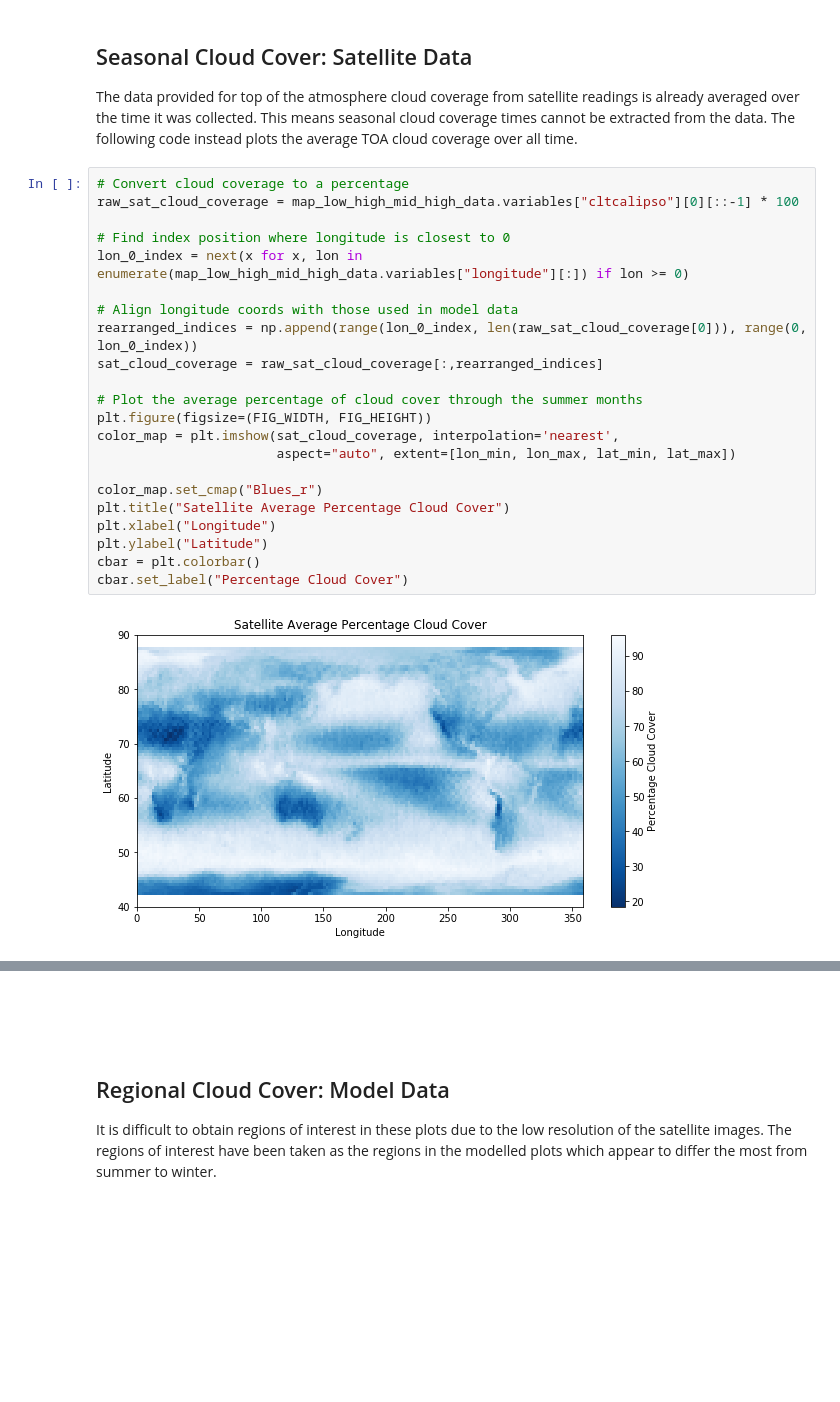
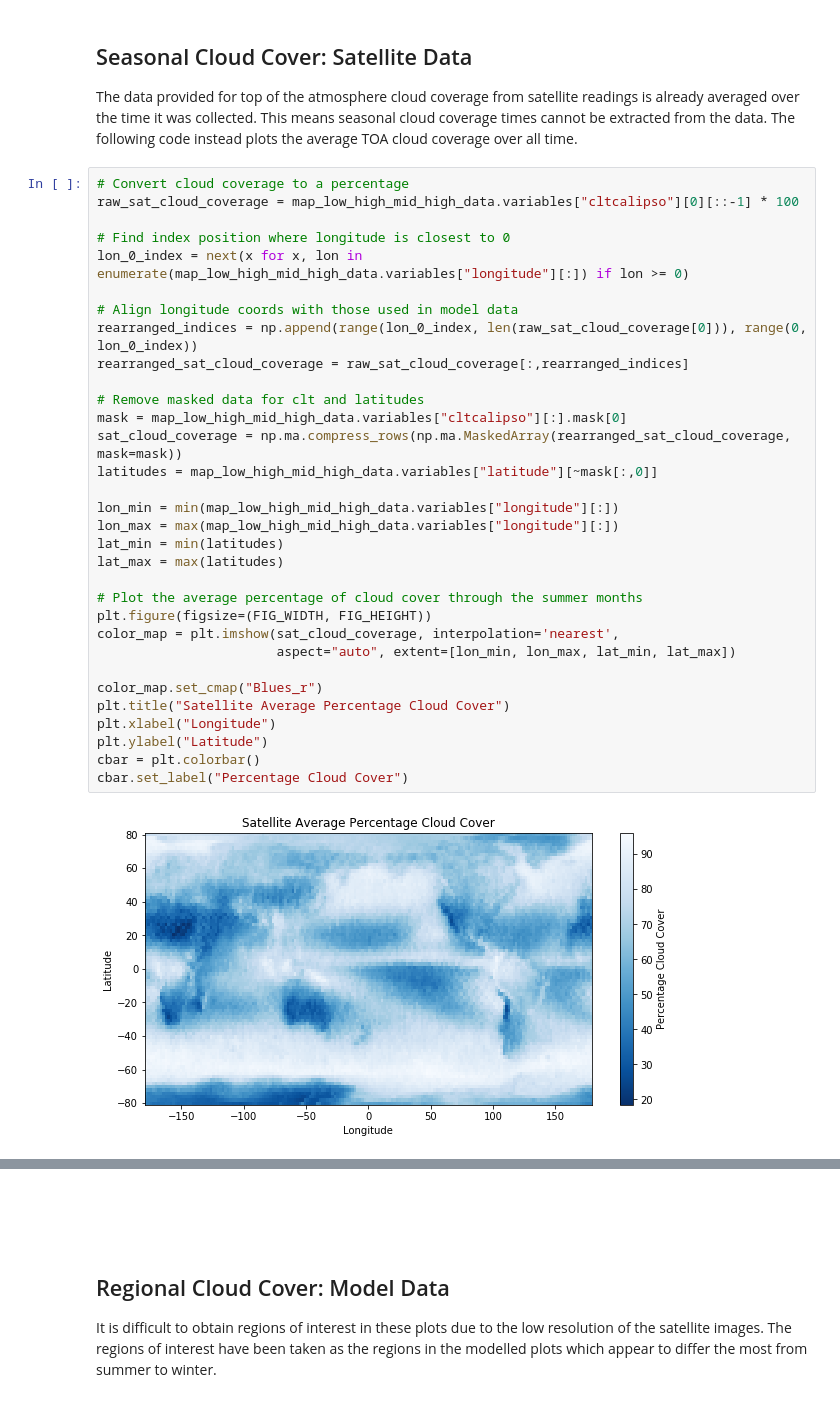
Before and after one commit to maddiebeagley/Climate-Modelling-Lab, a Jupyter notebook: 390Lab.ipynb, the cells around one changed output, grey strips where cells are left out. Saved outputs shown, nothing was run; the diff lists cells and outputs as text; blank space fills up the shorter version.

Commit message:
Remove masked data

```diff
--- a/390Lab.ipynb
+++ b/390Lab.ipynb
@@ -324,24 +324,34 @@ The data provided for top of the atmosphere cloud coverage from satellite readin
 # %%
 # Convert cloud coverage to a percentage
 raw_sat_cloud_coverage = map_low_high_mid_high_data.variables["cltcalipso"][0][::-1] * 100
 
 # Find index position where longitude is closest to 0
 lon_0_index = next(x for x, lon in enumerate(map_low_high_mid_high_data.variables["longitude"][:]) if lon >= 0)
 
 # Align longitude coords with those used in model data
 rearranged_indices = np.append(range(lon_0_index, len(raw_sat_cloud_coverage[0])), range(0, lon_0_index))
-sat_cloud_coverage = raw_sat_cloud_coverage[:,rearranged_indices]
+rearranged_sat_cloud_coverage = raw_sat_cloud_coverage[:,rearranged_indices]
+
+# Remove masked data for clt and latitudes
+mask = map_low_high_mid_high_data.variables["cltcalipso"][:].mask[0]
+sat_cloud_coverage = np.ma.compress_rows(np.ma.MaskedArray(rearranged_sat_cloud_coverage, mask=mask))
+latitudes = map_low_high_mid_high_data.variables["latitude"][~mask[:,0]]
+
+lon_min = min(map_low_high_mid_high_data.variables["longitude"][:])
+lon_max = max(map_low_high_mid_high_data.variables["longitude"][:])
+lat_min = min(latitudes)
+lat_max = max(latitudes)
 
 # Plot the average percentage of cloud cover through the summer months
 plt.figure(figsize=(FIG_WIDTH, FIG_HEIGHT))
 color_map = plt.imshow(sat_cloud_coverage, interpolation='nearest',
                        aspect="auto", extent=[lon_min, lon_max, lat_min, lat_max])
 
 color_map.set_cmap("Blues_r")
 plt.title("Satellite Average Percentage Cloud Cover")
 plt.xlabel("Longitude")
 plt.ylabel("Latitude")
 cbar = plt.colorbar()
 cbar.set_label("Percentage Cloud Cover")
 # %% [output]
-[figure, old version]
+[figure, new version]
```
Also changed, not shown: parts of 5 cells of this notebook.
